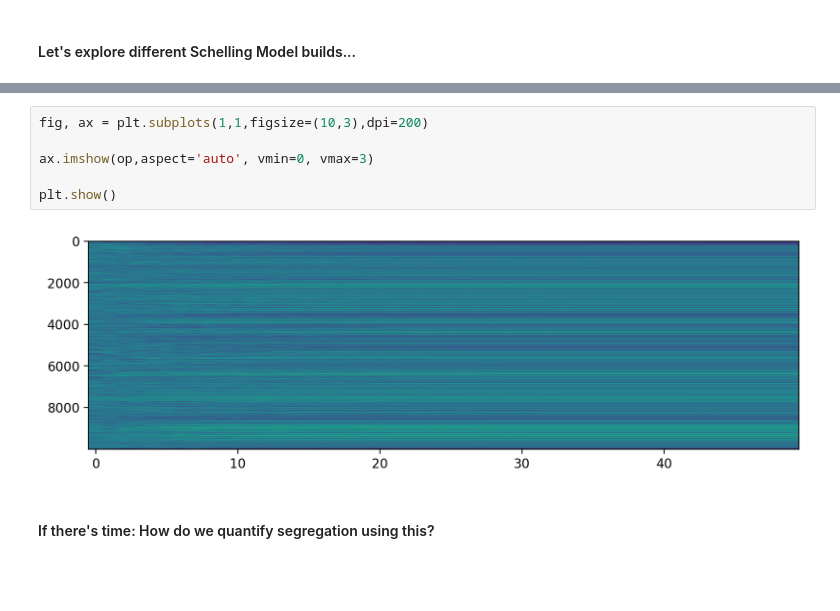
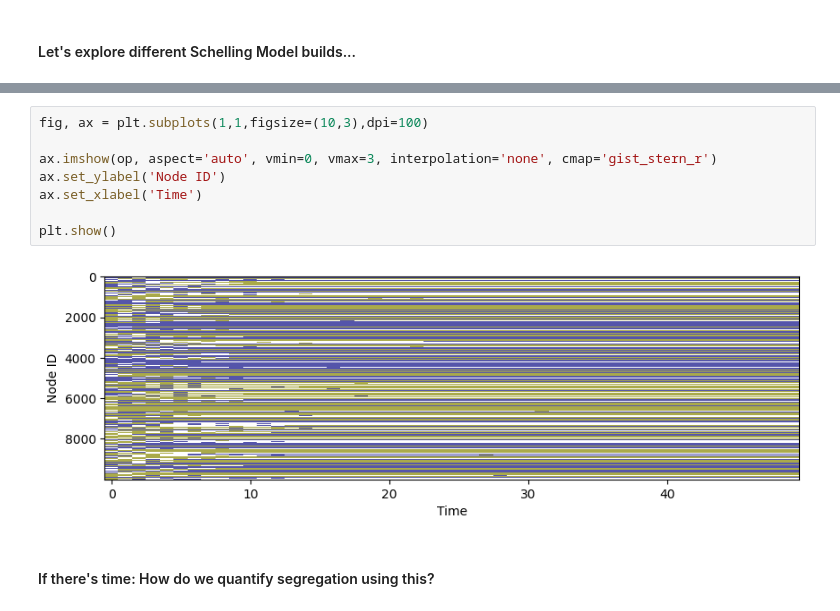
Before and after one commit to network-science-data-and-models/phys7332_fa25, a Jupyter notebook: notebooks/class_18/class_18_dynamics3.ipynb, the cells around one changed output, grey strips where cells are left out. Saved outputs shown, nothing was run; the diff lists cells and outputs as text; blank space fills up the shorter version.

```diff
--- a/notebooks/class_18/class_18_dynamics3.ipynb
+++ b/notebooks/class_18/class_18_dynamics3.ipynb
@@ -1025,11 +1090,13 @@ plt.show()
 # %%
-fig, ax = plt.subplots(1,1,figsize=(10,3),dpi=200)
+fig, ax = plt.subplots(1,1,figsize=(10,3),dpi=100)
 
-ax.imshow(op,aspect='auto', vmin=0, vmax=3)
+ax.imshow(op, aspect='auto', vmin=0, vmax=3, interpolation='none', cmap='gist_stern_r')
+ax.set_ylabel('Node ID')
+ax.set_xlabel('Time')
 
 plt.show()
 # %% [output]
-[figure, old version]
+[figure, new version]
 # %% [markdown]
 #### If there's time: How do we quantify segregation using this?
 # %%
```
Also changed, not shown: parts of 27 cells of this notebook, 5 other files.
